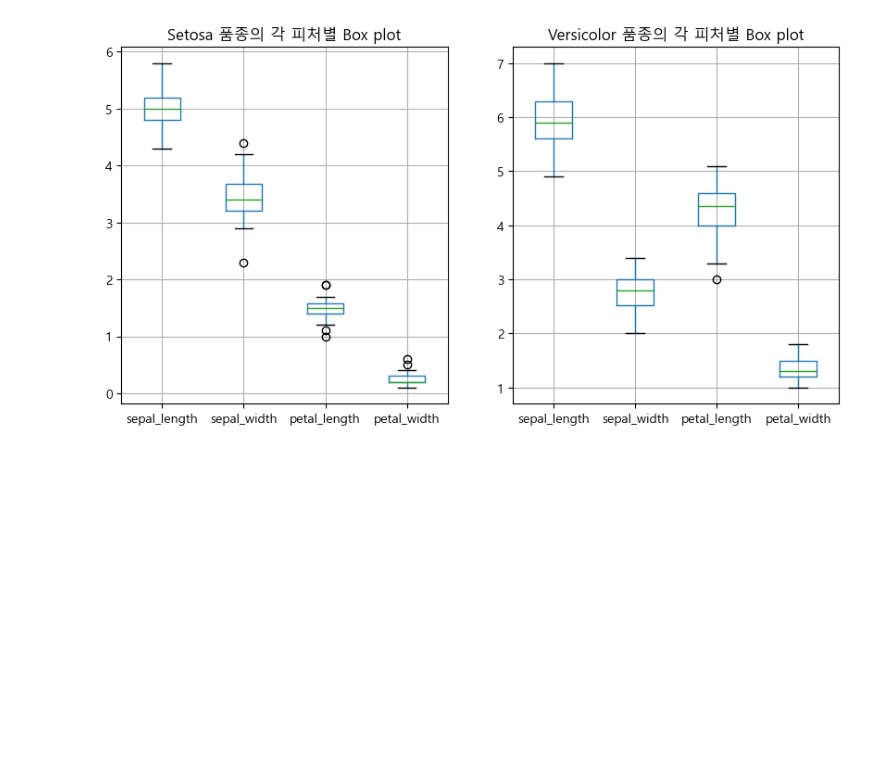
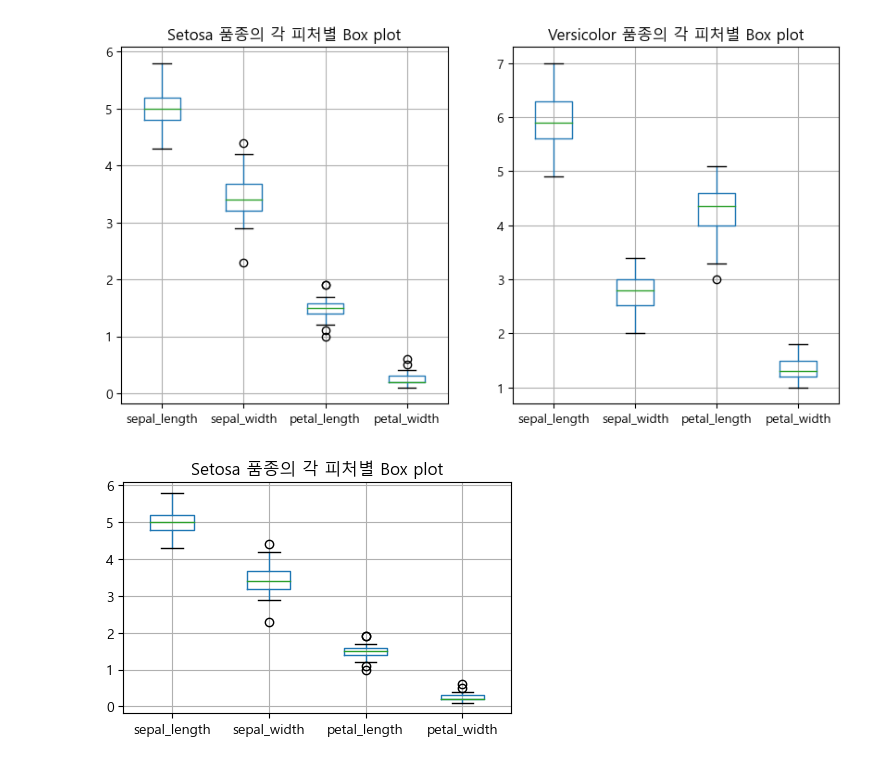
Before and after one commit to njy622/DataAnalysis-2023.09, a Jupyter notebook: 03.시각화/07.Pandas.ipynb, the cells around one changed output. Saved outputs shown, nothing was run; the diff lists cells and outputs as text; code cells hidden in the pictures; blank space fills up the shorter version.

```diff
--- a/03.시각화/07.Pandas.ipynb
+++ b/03.시각화/07.Pandas.ipynb
@@ -143,3 +143,8 @@ plt.title('Versicolor 품종의 각 피처별 Box plot')
 plt.show()
 # %% [output]
 [figure]
+# %%
+iris[iris.species == 'setosa'].boxplot(figsize=(5,3))
+plt.title('Setosa 품종의 각 피처별 Box plot');
+# %% [output]
+[figure, added]
```
Also changed, not shown: parts of 1 cell of this notebook.
